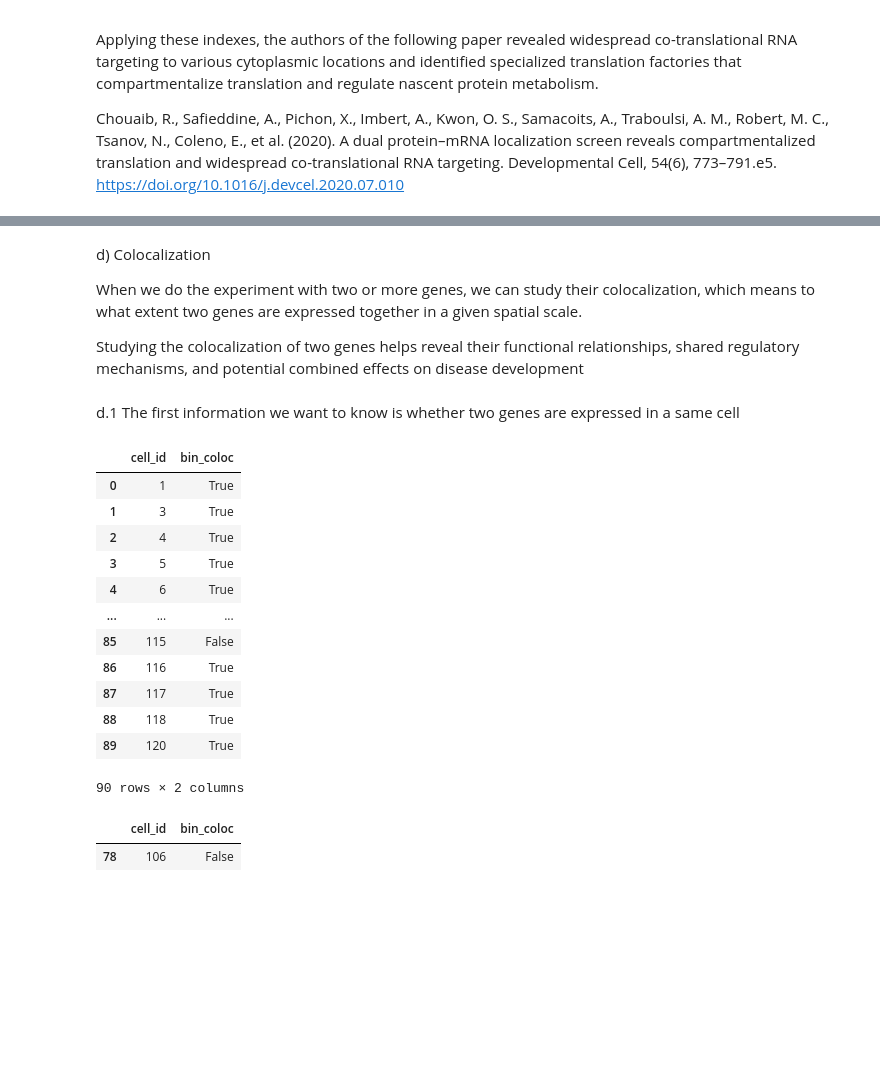
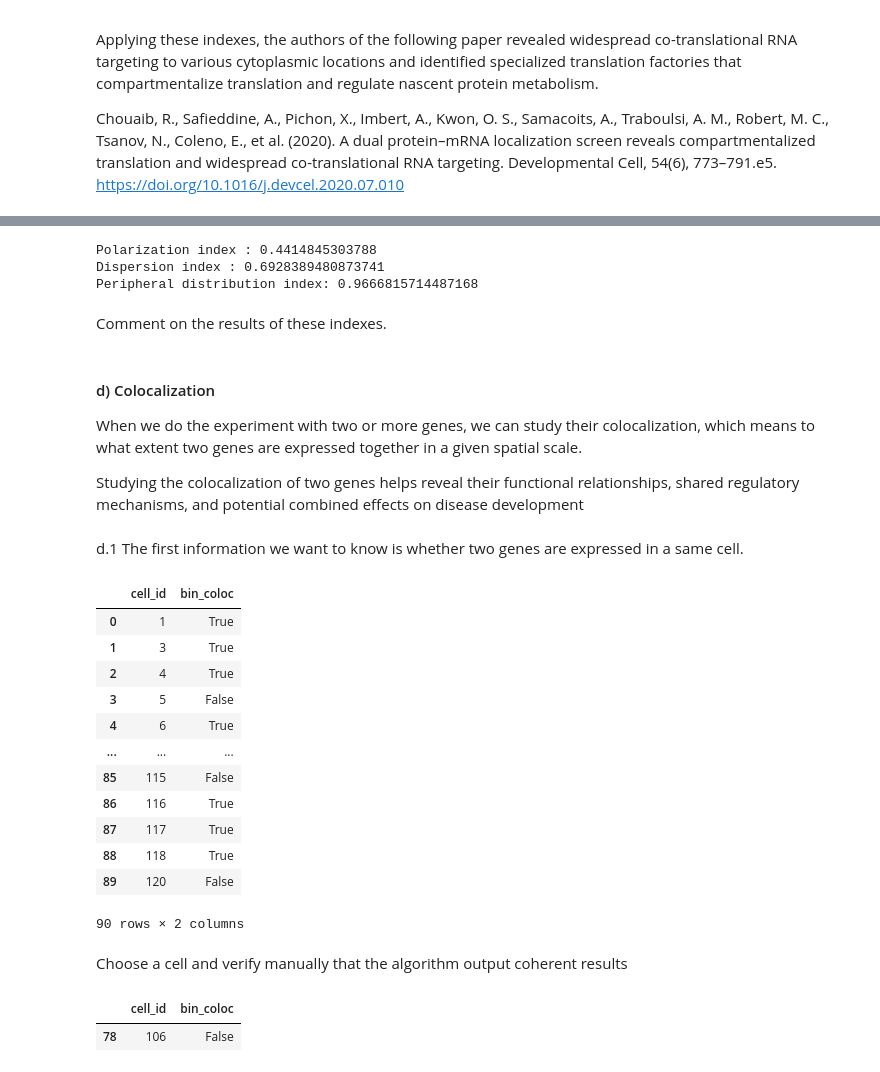
Before and after one commit to Image-Analysis-Hub/Pasteur-BioImage-Analysis-Course-2025, a Jupyter notebook: Analyst/Day3/Spot_detection_for_RNA_imaging/Quantifying_gene_expression.ipynb, the cells around one changed output, grey strips where cells are left out. Drawn from its saved outputs; the diff is of its cells as text; code cells hidden in the pictures; blank space fills up the shorter version.

```diff
--- a/Analyst/Day3/Spot_detection_for_RNA_imaging/Quantifying_gene_expression.ipynb
+++ b/Analyst/Day3/Spot_detection_for_RNA_imaging/Quantifying_gene_expression.ipynb
@@ -98,12 +97,12 @@ labels_to_keep   = set(labels[counts >= threshold])
 if background_value in labels:
     labels_to_keep.add(background_value)
 
-masks_clean = np.zeros(np.shape(masks), dtype=masks.dtype)
+masks_nuclei = np.zeros(np.shape(masks), dtype=masks.dtype)
 for label in labels_to_keep:
-    masks_clean[masks == label] = label
+    masks_nuclei[masks == label] = label
 
 value_max = np.percentile(im_dapi, 99.9)
 viewer = napari.Viewer()
 viewer.add_image(im_dapi, rgb=False, name=f" dapi", contrast_limits=(0, value_max), opacity=0.5);
 viewer.add_labels(masks,   name=f" segmentation");
-viewer.add_labels(masks_clean,   name=f" cleaned segmentation");
+viewer.add_labels(masks_nuclei,   name=f" cleaned segmentation", blending='additive');
@@ -175,8 +180,8 @@ What is the problem with taking the half width ? Do you have a better idea to es
 # %% [markdown]
 b) Count matrix : count the spots/nuclei
 # %%
-area_bin_masks_clean = np.zeros_like(masks_clean)
-area_bin_masks_clean[masks_clean >0] = 1
+area_bin_masks_clean = np.zeros_like(masks_nuclei)
+area_bin_masks_clean[masks_nuclei >0] = 1
 
 spots_clean_nuc_g1, _ = cl.subsel_points_in_mask_fish(spots_clean_g1, area_bin_masks_clean)
 spots_clean_nuc_g2, _ = cl.subsel_points_in_mask_fish(spots_clean_g2, area_bin_masks_clean)
@@ -333,5 +333,18 @@ TypeError: 'NoneType' object is not subscriptable
+# %%
+ndim = 2
+index_polarization, index_dispersion, index_peripheral_distribution = features_dispersion(im_gene2, spot_nuclei_n, centroid_rna, cell_mask, centroid_cell, centroid_nuc, ndim, check_input=False)
+
+print(f"Polarization index : {index_polarization}")
+print(f"Dispersion index : {index_dispersion}")
+print(f"Peripheral distribution index: {index_peripheral_distribution}")
+# %% [output]
+Polarization index : 0.4414845303788
+Dispersion index : 0.6928389480873741
+Peripheral distribution index: 0.9666815714487168
+# %% [markdown]
+Comment on the results of these indexes.
 # %% [markdown]
-d) Colocalization
+#### d) Colocalization
 
 When we do the experiment with two or more genes, we can study their colocalization, which means to what extent two genes are expressed together in a given spatial scale.
 
@@ -344,22 +357,24 @@ viewer.add_labels(masks_clean, name=f" cleaned segmentation", opacity=0.5);
 viewer.add_points(spots_clean_nuc_g1,   name=f" g1 cleaned spots in nuclei",  size=5, face_color='green');
 viewer.add_points(spots_clean_nuc_g2,   name=f" g2 cleaned spots in nuclei",  size=5, face_color='red');
 # %% [markdown]
-d.1 The first information we want to know is whether two genes are expressed in a same cell
+d.1 The first information we want to know is whether two genes are expressed in a same cell.
 # %%
-df_bin_coloc = qf.bin_colocalization(masks_clean, spots_clean_nuc_g1, spots_clean_nuc_g2)
+df_bin_coloc = qf.bin_colocalization(masks_nuclei, spots_clean_nuc_g1, spots_clean_nuc_g2)
 df_bin_coloc
 # %% [output]
 |  | cell_id | bin_coloc |
 | 0 | 1 | True |
 | 1 | 3 | True |
 | 2 | 4 | True |
-| 3 | 5 | True |
+| 3 | 5 | False |
 | 4 | 6 | True |
 | ... | ... | ... |
 | 85 | 115 | False |
 | 86 | 116 | True |
 | 87 | 117 | True |
 | 88 | 118 | True |
-| 89 | 120 | True |
+| 89 | 120 | False |
 90 rows × 2 columns
+# %% [markdown]
+Choose a cell and verify manually that the algorithm output coherent results
 # %%
```
Also changed, not shown: parts of 29 cells of this notebook.
